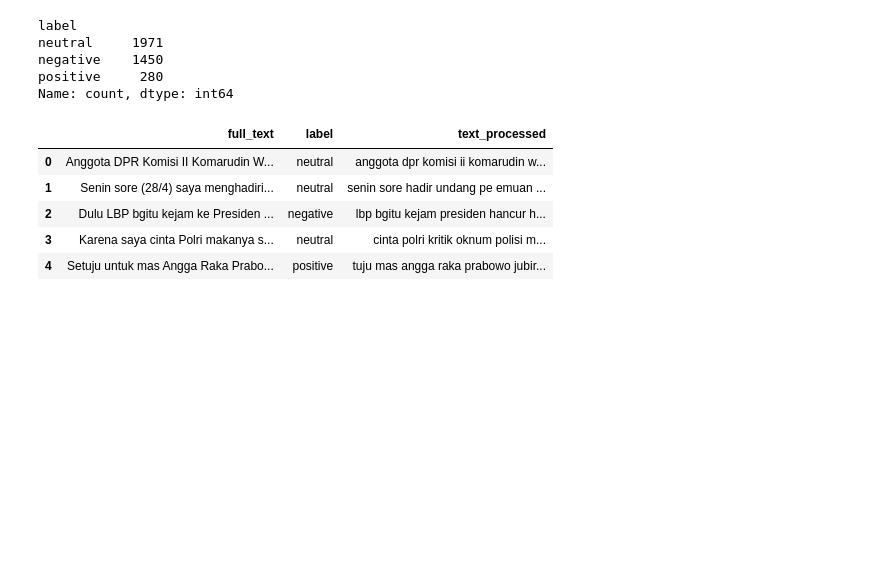
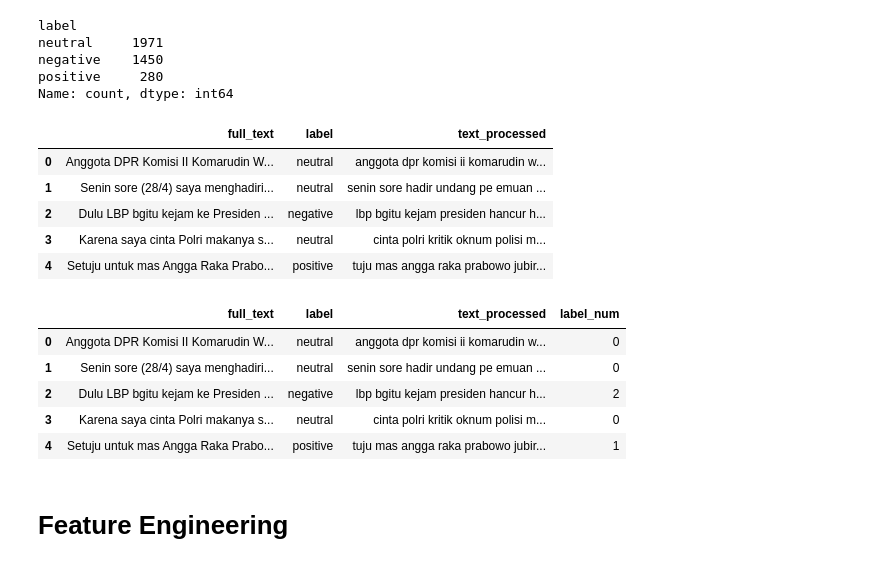
Before and after one commit to amongnikol/analisis_sentimen_prabowo, a Jupyter notebook: prabowo.ipynb, the cells around one changed output. Saved outputs shown, nothing was run; the diff lists cells and outputs as text; code cells hidden in the pictures; blank space fills up the shorter version.

```diff
--- a/prabowo.ipynb
+++ b/prabowo.ipynb
@@ -232,3 +252,15 @@ df.head()
 | 2 | Dulu LBP bgitu kejam ke Presiden ... | negative | lbp bgitu kejam presiden hancur h... |
 | 3 | Karena saya cinta Polri makanya s... | neutral | cinta polri kritik oknum polisi m... |
 | 4 | Setuju untuk mas Angga Raka Prabo... | positive | tuju mas angga raka prabowo jubir... |
+# %%
+df['label_num'] = df['label'].replace({'neutral' : 0, 'positive' : 1, 'negative' : 2})
+df.head()
+# %% [output]
+|  | full_text | label | text_processed | label_num |
+| 0 | Anggota DPR Komisi II Komarudin W... | neutral | anggota dpr komisi ii komarudin w... | 0 |
+| 1 | Senin sore (28/4) saya menghadiri... | neutral | senin sore hadir undang pe emuan ... | 0 |
+| 2 | Dulu LBP bgitu kejam ke Presiden ... | negative | lbp bgitu kejam presiden hancur h... | 2 |
+| 3 | Karena saya cinta Polri makanya s... | neutral | cinta polri kritik oknum polisi m... | 0 |
+| 4 | Setuju untuk mas Angga Raka Prabo... | positive | tuju mas angga raka prabowo jubir... | 1 |
+# %% [markdown]
+# Feature Engineering
```
Also changed, not shown: parts of 15 cells of this notebook, 6 other files.
